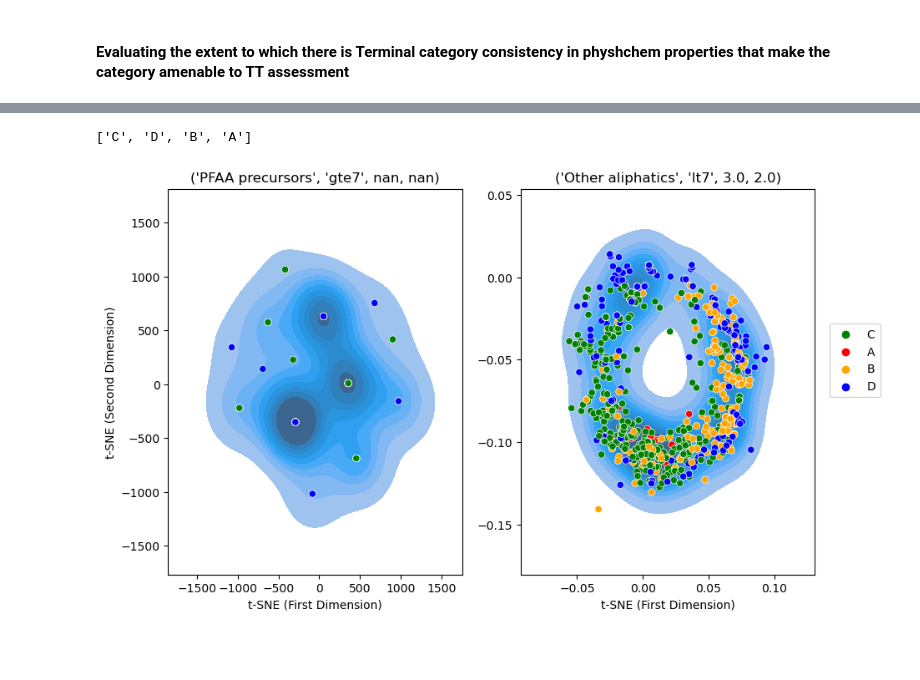
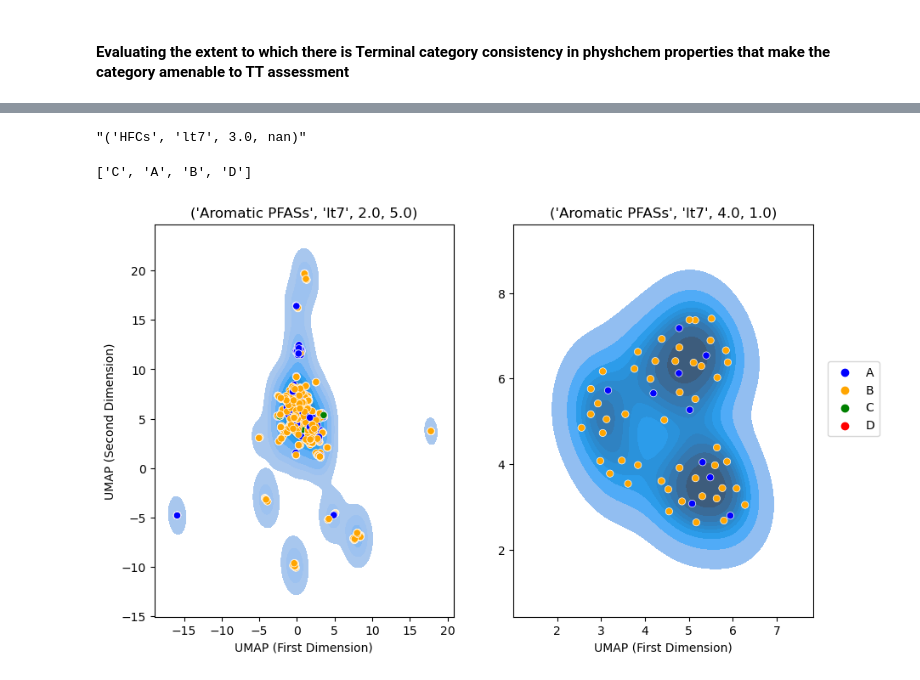
Before and after one commit to patlewig/nts_pfas, a Jupyter notebook: notebooks/12_physchem_similarity.ipynb, the cells around one changed output, grey strips where cells are left out. Saved outputs shown, nothing was run; the diff lists cells and outputs as text; code cells hidden in the pictures; blank space fills up the shorter version.

```diff
--- a/notebooks/12_physchem_similarity.ipynb
+++ b/notebooks/12_physchem_similarity.ipynb
@@ -74,0 +303,4 @@ df.shape
+# %%
+opera = opera[cols]
+# %%
+df = pd.merge(df, opera, left_on = 'dtxsid', right_on = 'MoleculeID', how = 'left')
@@ -351,5 +620,5 @@ for k,v in results.items():
 # %%
 
-for i in range(len(tsne_lst)):
-    if tsne_lst[i]['label'] in df1[df1['#testing_tracks']==2].index:
-        print(i, tsne_lst[i]['label'])
+mylst = []
+for i in range(len(umap_lst)):
+    mylst.append(umap_lst[i]['label'])
@@ -374,3 +625,10 @@ for i in range(len(tsne_lst)):
+# %%
+umap_phys = {}
+for i in range(len(umap_lst)):
+    for e in mylst:
+        if umap_lst[i]['label'] == e:
+            a = pd.concat([umap_lst[i]['umap'], phys_dict[e]], axis = 1)
+            umap_phys[e] = a
 # %%
 import pickle
 
@@ -409,36 +682,42 @@ for i in range(len(tsne_lst)):
+# %%
+umap_lst[8]['label']
+umap_lst[14]['label']
+# %% [output]
+"('HFCs', 'lt7', 3.0, nan)"
 # %%
 fig, (ax1, ax2) = plt.subplots(1,2,figsize = (10,6))
 plt.subplots_adjust(hspace = 0.8)
 #colors = {1:'red', 0 : 'blue'}
 color_dict = dict({'A':'blue',
                   'B':'orange',
                   'C': 'green',
-                  'D': 'red'})
-ax1.title.set_text(tsne_lst[34]['label'])
-ax2.title.set_text(tsne_lst[31]['label'])
+                  'D': 'red'
+                  })
+ax1.title.set_text(umap_lst[6]['label'])
+ax2.title.set_text(umap_lst[8]['label'])
 #grouped = tsne_df.groupby('Source')
 #for key, group in grouped:
 #    group.plot(ax=ax, kind='scatter', x='tsne_x', y='tsne_y', alpha = alphas[0], label=key, color=colors[key])
-ax1 = sns.kdeplot(x="tsne_x", y="tsne_y", fill = True,
-                     data=tsne_lst[34]['tsne'], ax = ax1)
-ax1 = sns.scatterplot(x="tsne_x", y="tsne_y", hue = 'test_track',palette = color_dict,
-                     data=tsne_lst[34]['tsne'], ax = ax1)
+ax1 = sns.kdeplot(x="umap_x", y="umap_y", fill = True,
+                     data=umap_phys[umap_lst[6]['label']][umap_phys[umap_lst[6]['label']]['test_track'] !='not_determined'] ,ax = ax1)
+ax1 = sns.scatterplot(x="umap_x", y="umap_y", hue = 'test_track',palette = color_dict,
+                     data=umap_phys[umap_lst[6]['label']][umap_phys[umap_lst[6]['label']]['test_track'] !='not_determined'], ax = ax1)
 
-ax2 = sns.kdeplot(x="tsne_x", y="tsne_y", fill = True,
-                     data=tsne_lst[31]['tsne'], ax = ax2)
-ax2 = sns.scatterplot(x="tsne_x", y="tsne_y", hue = 'test_track', palette = color_dict,
-                     data=tsne_lst[31]['tsne'], ax = ax2)
+ax2 = sns.kdeplot(x="umap_x", y="umap_y", fill = True,
+                     data=umap_phys[umap_lst[8]['label']], ax = ax2)
+ax2 = sns.scatterplot(x="umap_x", y="umap_y", hue = 'test_track', hue_order =  ['A', 'B', 'C', 'D'], palette = color_dict,
+                     data=umap_phys[umap_lst[8]['label']], ax = ax2)
 ax1.get_legend().remove()
 ax2.set_ylabel('')
-ax1.set_ylabel('t-SNE (Second Dimension)')
-ax1.set_xlabel('t-SNE (First Dimension)')
-ax2.set_xlabel('t-SNE (First Dimension)')
-handles, labels = ax2.get_legend_handles_labels()
+ax1.set_ylabel('UMAP (Second Dimension)')
+ax1.set_xlabel('UMAP (First Dimension)')
+ax2.set_xlabel('UMAP (First Dimension)')
+#handles, labels = ax1.get_legend_handles_labels()
 print(labels)
-legend_order = ['A', 'B', 'C', 'D']
-labels = ['C', 'A', 'B', 'D']
-l = plt.legend(handles=handles, labels=labels, bbox_to_anchor=(1.05,0.65), loc=2, borderaxespad=0.)
-fig.savefig(figures_dir+'Figure9_261123.png', dpi = 300, bbox_inches = 'tight')
+#legend_order = ['A', 'B', 'C', 'D']
+#labels = ['C', 'A', 'B', 'D']
+l = plt.legend(bbox_to_anchor=(1.05,0.65), loc=2, borderaxespad=0.)
+fig.savefig(figures_dir+'Figure9_120524.png', dpi = 300, bbox_inches = 'tight')
 # %% [output]
-['C', 'D', 'B', 'A']
+['C', 'A', 'B', 'D']
-[figure, old version]
+[figure, new version]
```
Also changed, not shown: parts of 48 cells of this notebook, 2 other files.
